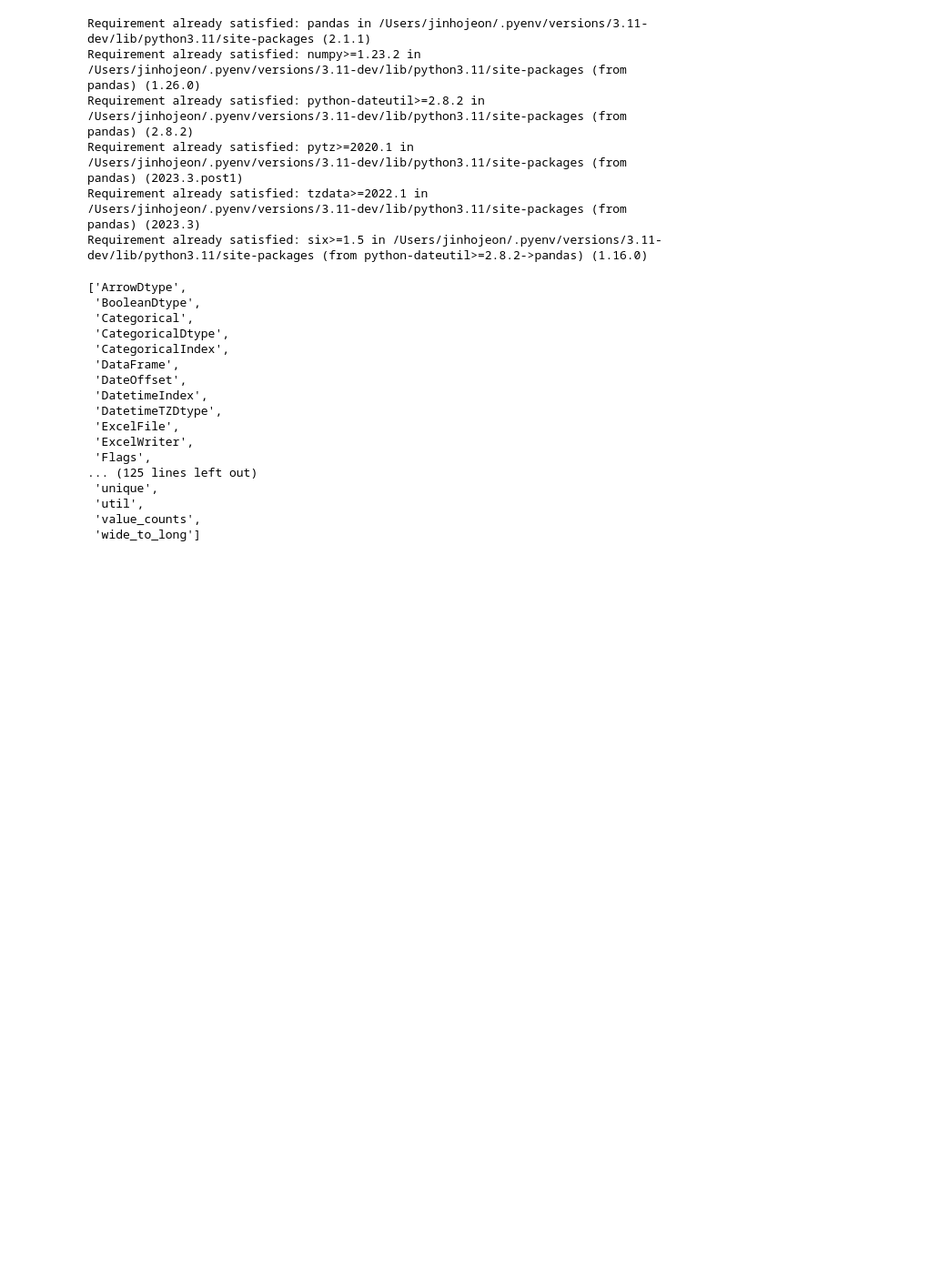
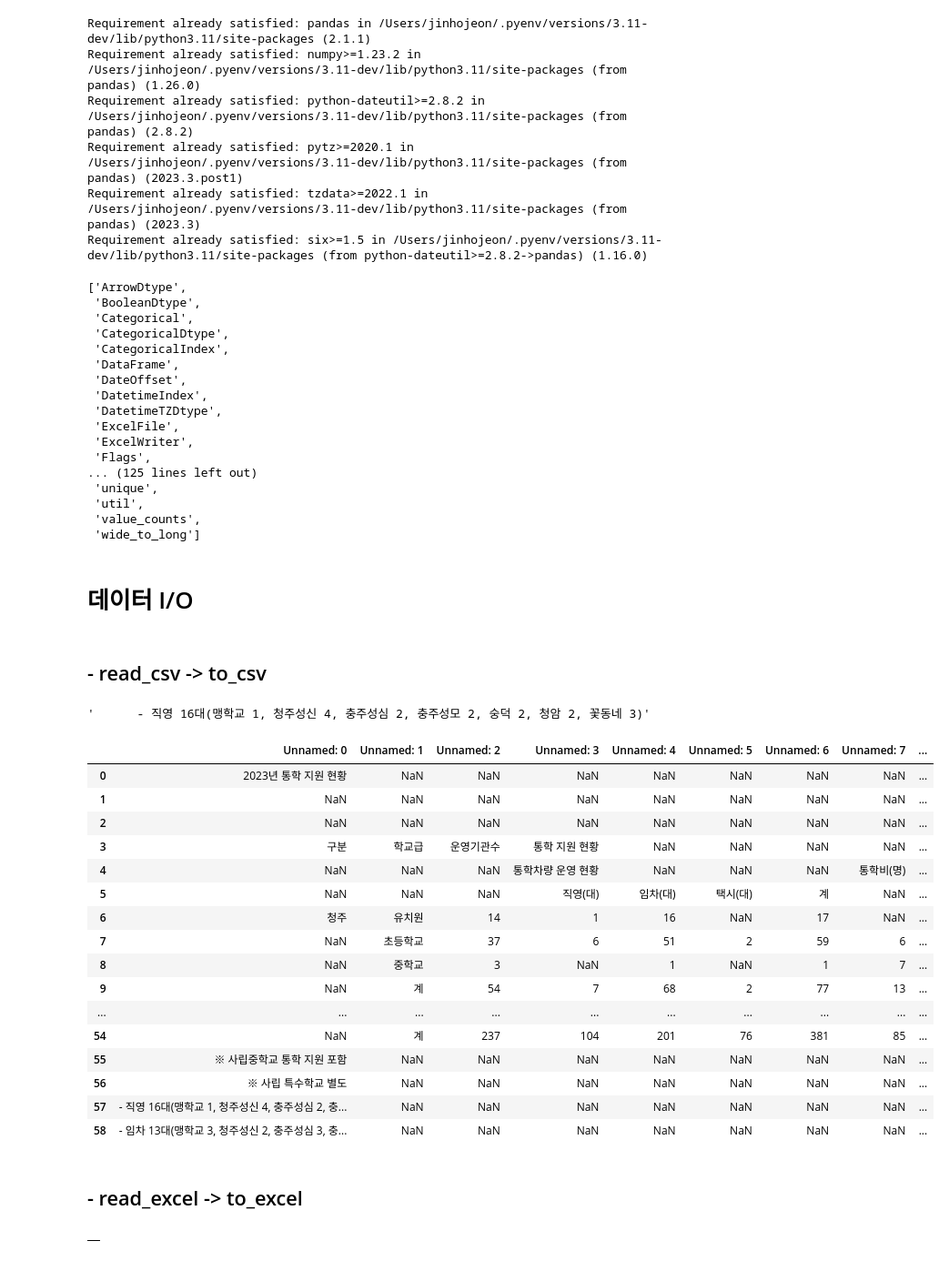
Before and after one commit to JJH123123123/pac-program-analyze-club-, a Jupyter notebook: pac/2.ipynb, the cells around one changed output. Shown at 91% size. Saved outputs shown, nothing was run; the diff lists cells and outputs as text; code cells hidden in the pictures; blank space fills up the shorter version.

```diff
--- a/pac/2.ipynb
+++ b/pac/2.ipynb
@@ -176,3 +471,34 @@ dir(pd)
  'util',
  'value_counts',
  'wide_to_long']
+# %% [markdown]
+
+<h1> 데이터 I/O </h1>
+# %% [markdown]
+<h2> - read_csv -> to_csv </h2>
+# %%
+X = pd.read_csv('2023bus_chungbuk.csv')
+# %%
+X["Unnamed: 0"].iloc[57]
+# %% [output]
+'      - 직영 16대(맹학교 1, 청주성신 4, 충주성심 2, 충주성모 2, 숭덕 2, 청암 2, 꽃동네 3)'
+# %%
+X
+# %% [output]
+|  | Unnamed: 0 | Unnamed: 1 | Unnamed: 2 | Unnamed: 3 | Unnamed: 4 | Unnamed: 5 | Unnamed: 6 | Unnamed: 7 | ... |
+| 0 | 2023년 통학 지원 현황 | NaN | NaN | NaN | NaN | NaN | NaN | NaN | ... |
+| 1 | NaN | NaN | NaN | NaN | NaN | NaN | NaN | NaN | ... |
+| 2 | NaN | NaN | NaN | NaN | NaN | NaN | NaN | NaN | ... |
+| 3 | 구분 | 학교급 | 운영기관수 | 통학 지원 현황 | NaN | NaN | NaN | NaN | ... |
+| 4 | NaN | NaN | NaN | 통학차량 운영 현황 | NaN | NaN | NaN | 통학비(명) | ... |
+| 5 | NaN | NaN | NaN | 직영(대) | 임차(대) | 택시(대) | 계 | NaN | ... |
+| 6 | 청주 | 유치원 | 14 | 1 | 16 | NaN | 17 | NaN | ... |
+| 7 | NaN | 초등학교 | 37 | 6 | 51 | 2 | 59 | 6 | ... |
+| 8 | NaN | 중학교 | 3 | NaN | 1 | NaN | 1 | 7 | ... |
+| 9 | NaN | 계 | 54 | 7 | 68 | 2 | 77 | 13 | ... |
+| ... | ... | ... | ... | ... | ... | ... | ... | ... | ... |
+| 54 | NaN | 계 | 237 | 104 | 201 | 76 | 381 | 85 | ... |
+| 55 | ※ 사립중학교 통학 지원 포함 | NaN | NaN | NaN | NaN | NaN | NaN | NaN | ... |
+| 56 | ※ 사립 특수학교 별도 | NaN | NaN | NaN | NaN | NaN | NaN | NaN | ... |
+| 57 | - 직영 16대(맹학교 1, 청주성신 4, 충주성심 2, 충... | NaN | NaN | NaN | NaN | NaN | NaN | NaN | ... |
+| 58 | - 임차 13대(맹학교 3, 청주성신 2, 충주성심 3, 충... | NaN | NaN | NaN | NaN | NaN | NaN | NaN | ... |
@@ -178,0 +509,2 @@ dir(pd)
+# %% [markdown]
+<h2> - read_excel -> to_excel </h2>
@@ -178,0 +513,4 @@ dir(pd)
+# %%
+X.head()
+# %% [output]
+|  |
```
Also changed, not shown: parts of 70 cells of this notebook, 1 other file.
